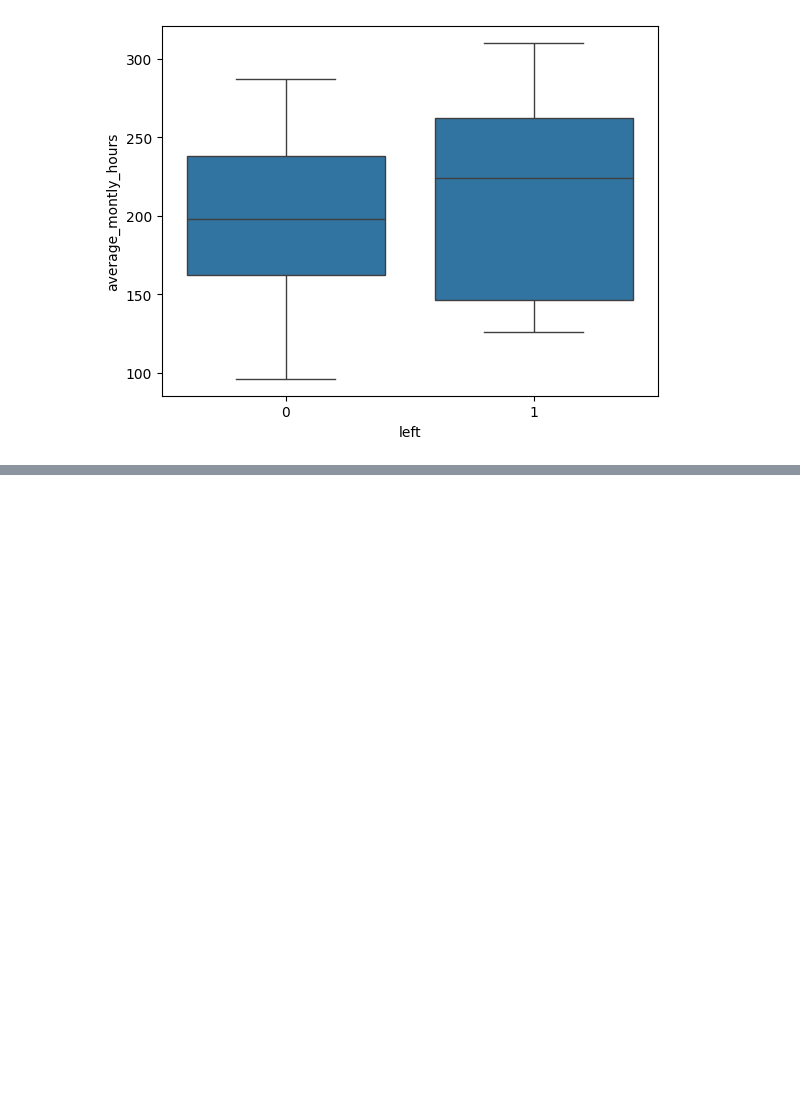
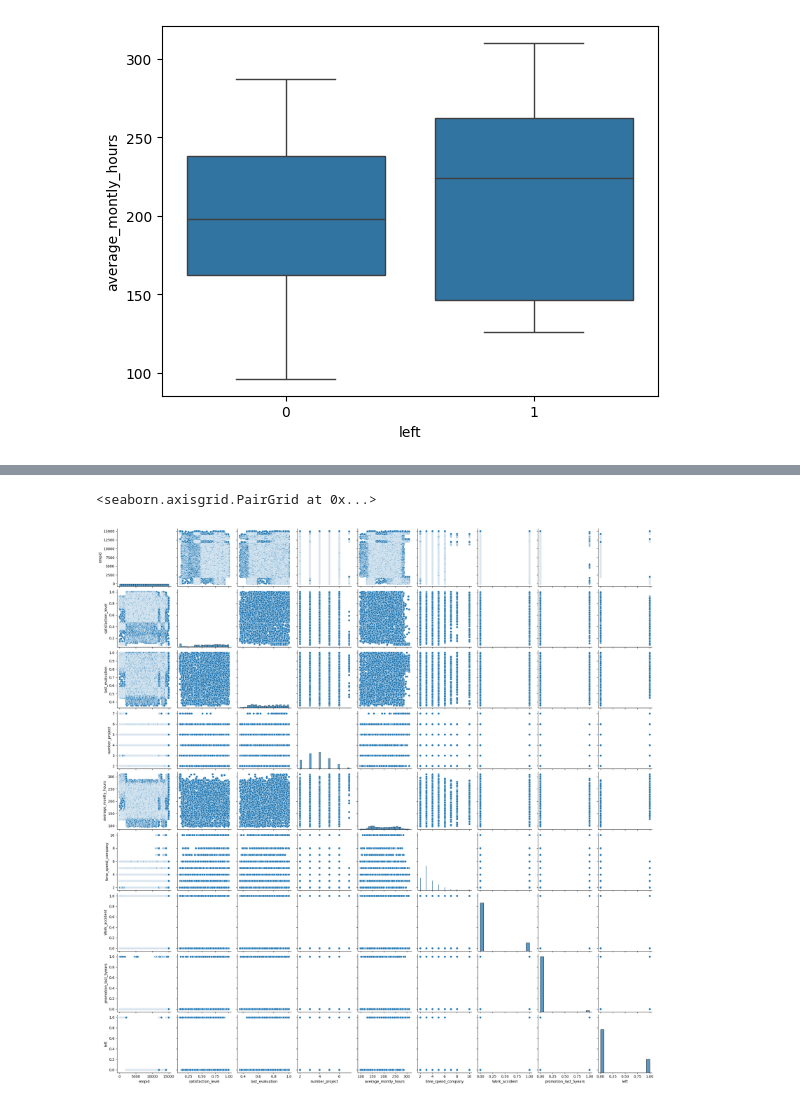
Before and after one commit to omkarpattnaik8080/EmployeeRetentionPrediction, a Jupyter notebook: EmployeeRetentionsystem.ipynb, the cells around one changed output, grey strips where cells are left out. Cells and saved outputs as stored; diff of their text form; code cells hidden in the pictures; blank space fills up the shorter version.

```diff
--- a/EmployeeRetentionsystem.ipynb
+++ b/EmployeeRetentionsystem.ipynb
@@ -172,0 +192,6 @@ sns.boxplot(x="left",y="average_montly_hours",data=df)
+# %%
+#looking for the pairplot
+sns.pairplot(df)
+# %% [output]
+<seaborn.axisgrid.PairGrid at 0x...>
+[figure, added]
```
Also changed, not shown: parts of 3 cells of this notebook.
